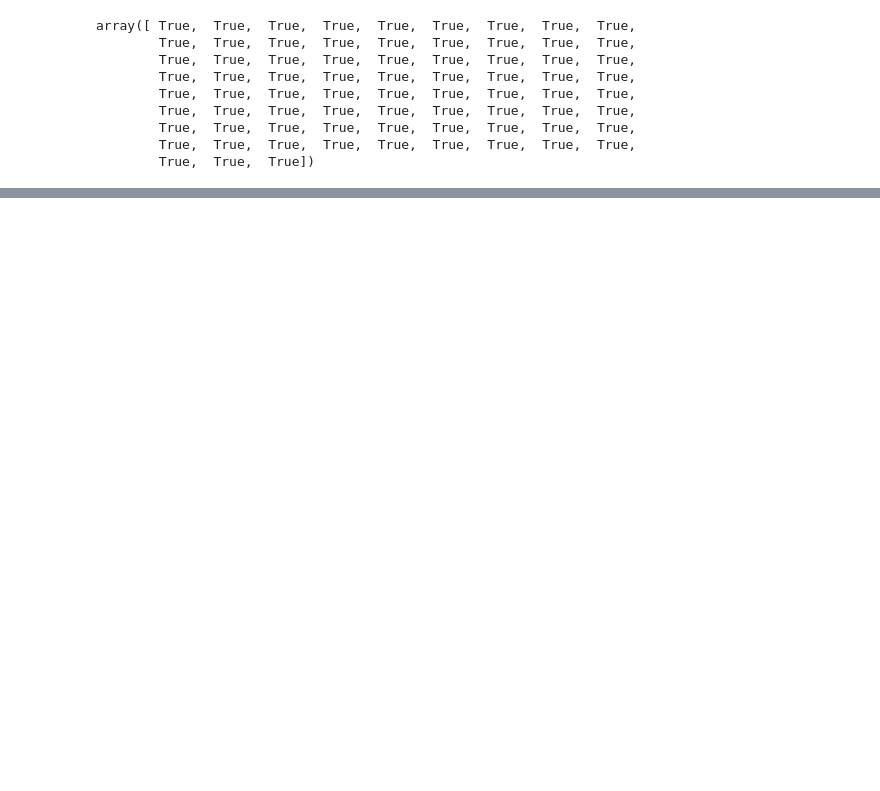
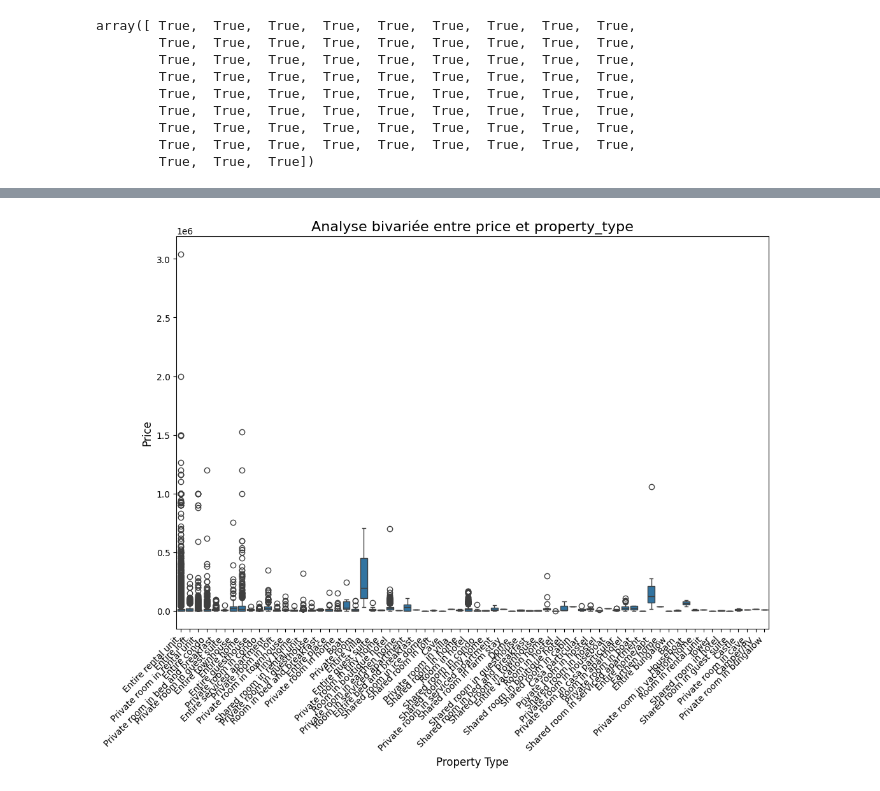
Before and after one commit to Yohannkp/AirBnb-ML-IPSSI, a Jupyter notebook: tp.ipynb, the cells around one changed output, grey strips where cells are left out. Cells and saved outputs as stored; diff of their text form; code cells hidden in the pictures; blank space fills up the shorter version.

```diff
--- a/tp.ipynb
+++ b/tp.ipynb
@@ -241,0 +488,17 @@ dtype: float64
+# %%
+# Analyse bivariée entre price et property_type
+plt.figure(figsize=(12, 8))
+sns.boxplot(x='property_type', y='price', data=df)
+
+# Rotation des labels pour une meilleure lisibilité
+plt.xticks(rotation=45, ha='right')
+
+# Ajouter un titre et des labels
+plt.title("Analyse bivariée entre price et property_type", fontsize=16)
+plt.xlabel("Property Type", fontsize=12)
+plt.ylabel("Price", fontsize=12)
+
+# Afficher le graphique
+plt.show()
+# %% [output]
+[figure, added]
```
Also changed, not shown: parts of 37 cells of this notebook.
